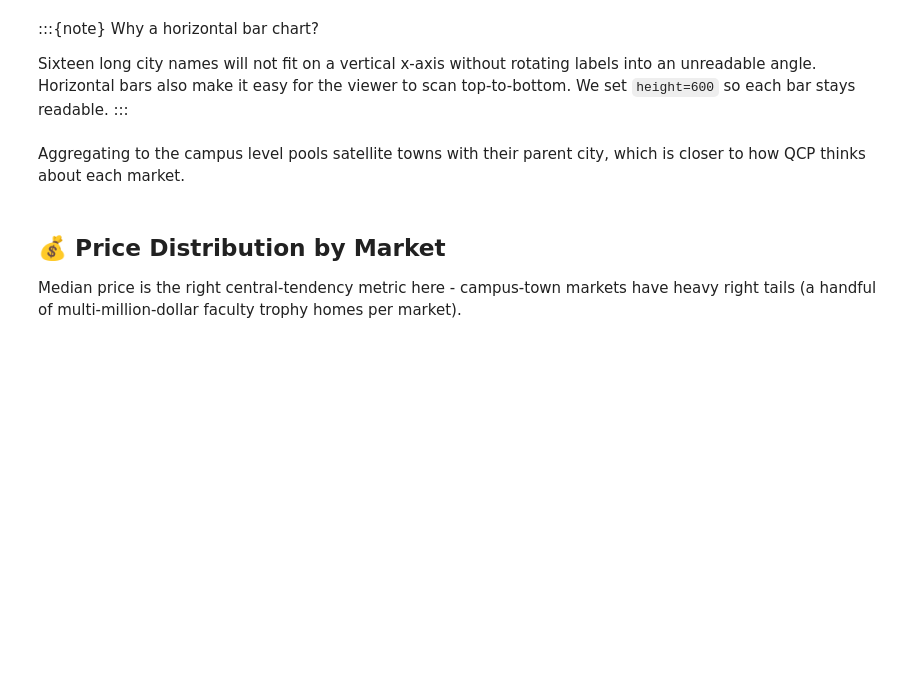
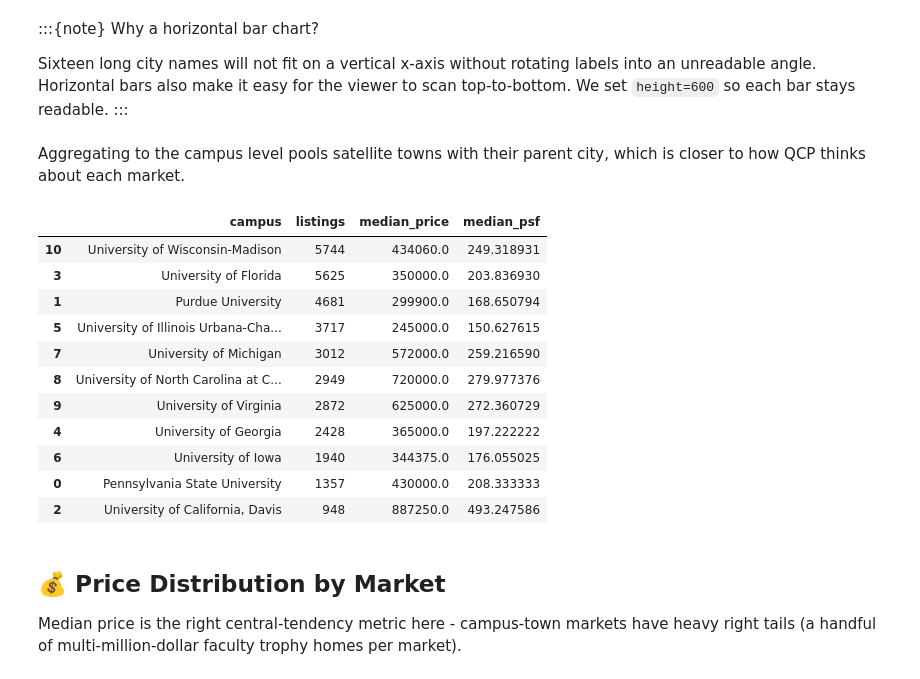
Before and after one commit to bdi593/textbook, a Jupyter notebook: content/campustown-zillow-listings/part-1-eda-and-visualizations.ipynb, the cells around one changed output. Cells and saved outputs as stored; diff of their text form; code cells hidden in the pictures; blank space fills up the shorter version.

```diff
--- a/content/campustown-zillow-listings/part-1-eda-and-visualizations.ipynb
+++ b/content/campustown-zillow-listings/part-1-eda-and-visualizations.ipynb
@@ -211,13 +313,28 @@ which is closer to how QCP thinks about each market.
 # %%
 campus_counts = (
     df.dropna(subset=["campus"])
-      .groupby("campus", as_index=False)
-      .agg(listings=("property_id", "count"),
-           median_price=("price", "median"),
-           median_psf=("price_per_sqft", "median"))
-      .sort_values("listings", ascending=False)
+    .groupby("campus", as_index=False)
+    .agg(
+        listings=("property_id", "count"),
+        median_price=("price", "median"),
+        median_psf=("price_per_sqft", "median"),
+    )
+    .sort_values("listings", ascending=False)
 )
 campus_counts
+# %% [output]
+|  | campus | listings | median_price | median_psf |
+| 10 | University of Wisconsin-Madison | 5744 | 434060.0 | 249.318931 |
+| 3 | University of Florida | 5625 | 350000.0 | 203.836930 |
+| 1 | Purdue University | 4681 | 299900.0 | 168.650794 |
+| 5 | University of Illinois Urbana-Cha... | 3717 | 245000.0 | 150.627615 |
+| 7 | University of Michigan | 3012 | 572000.0 | 259.216590 |
+| 8 | University of North Carolina at C... | 2949 | 720000.0 | 279.977376 |
+| 9 | University of Virginia | 2872 | 625000.0 | 272.360729 |
+| 4 | University of Georgia | 2428 | 365000.0 | 197.222222 |
+| 6 | University of Iowa | 1940 | 344375.0 | 176.055025 |
+| 0 | Pennsylvania State University | 1357 | 430000.0 | 208.333333 |
+| 2 | University of California, Davis | 948 | 887250.0 | 493.247586 |
 # %%
 fig = px.bar(
     campus_counts.sort_values("listings"),
```
Also changed, not shown: parts of 19 cells of this notebook, 6 other files.
